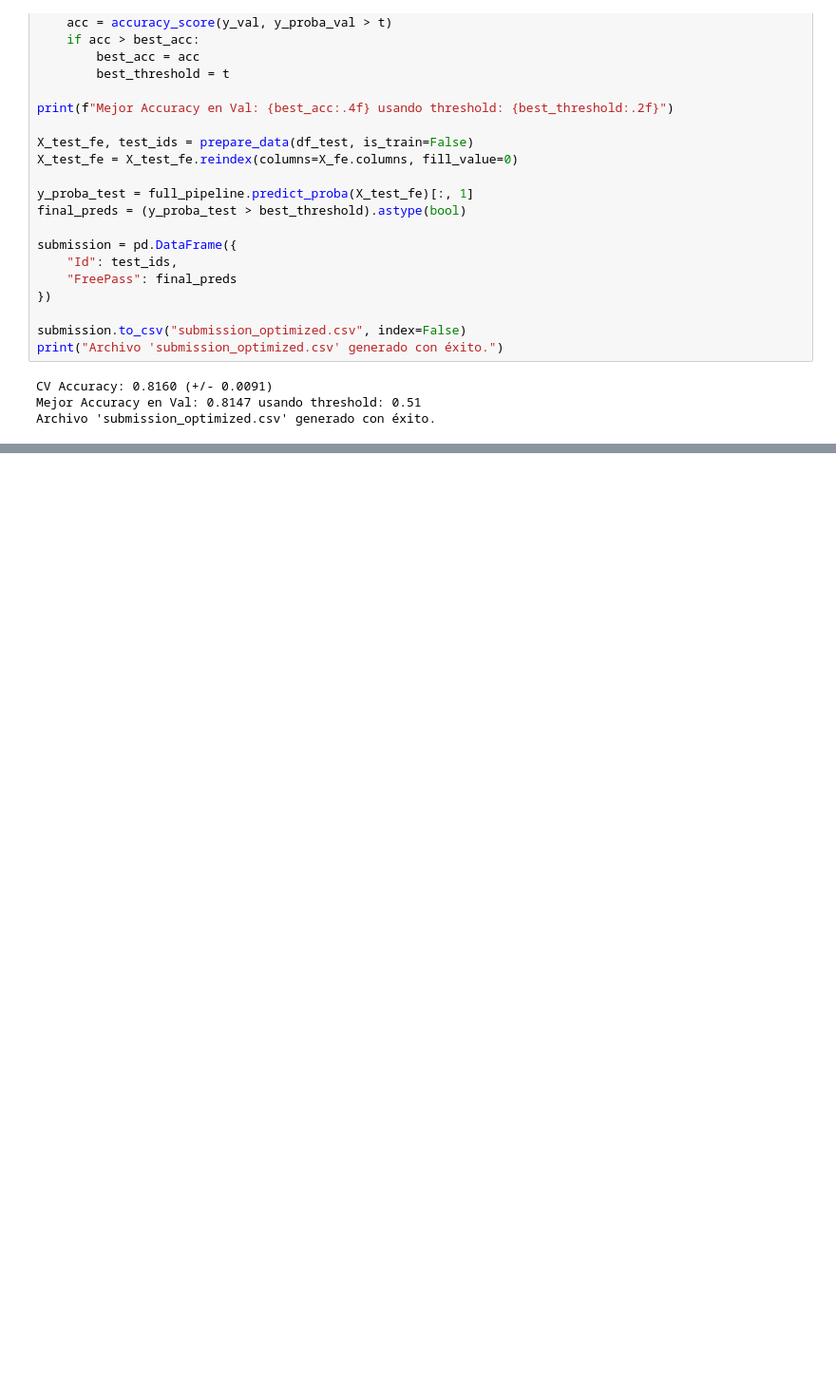
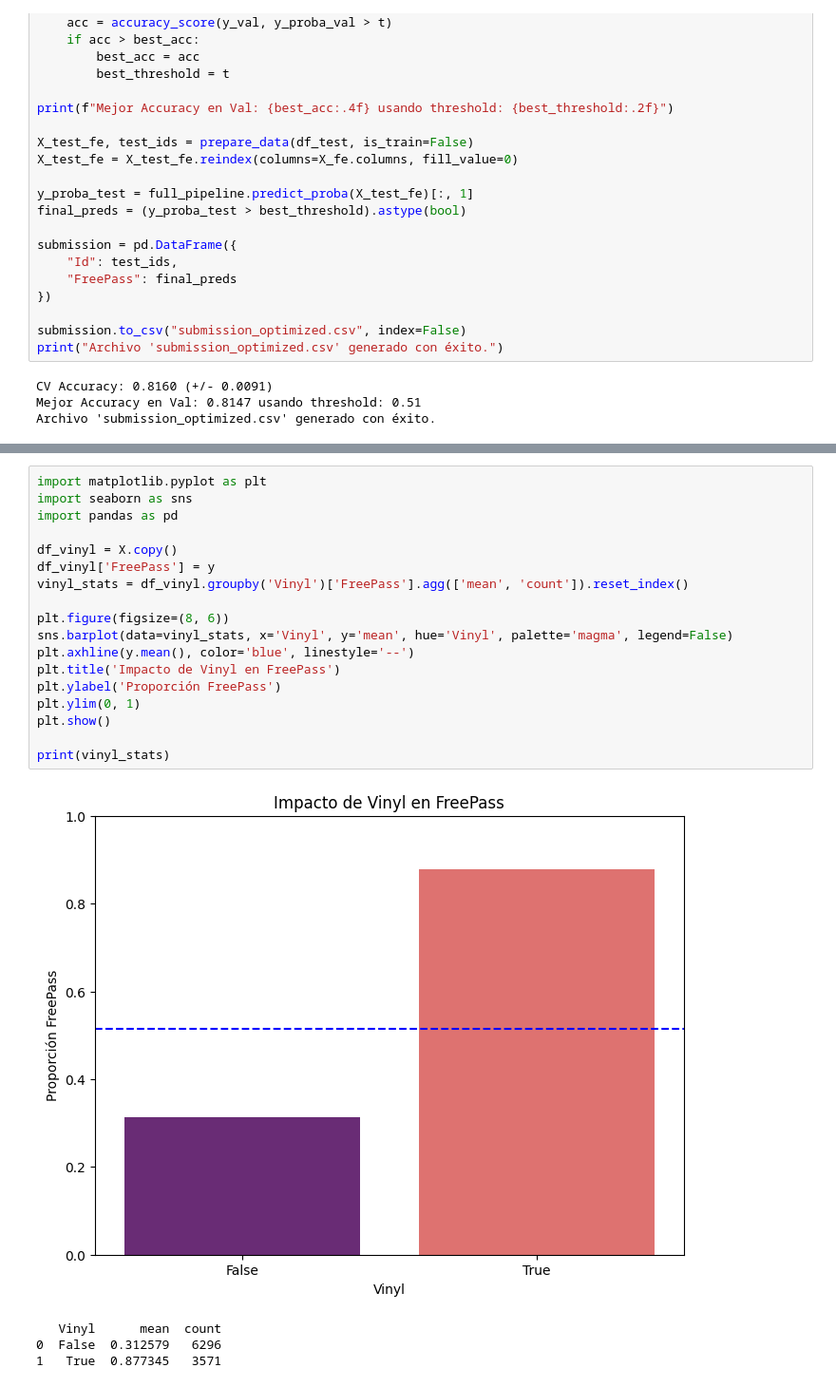
Before and after one commit to anacanoherranz/kagglada, a Jupyter notebook: notebook_anna.ipynb, the cells around one changed output, grey strips where cells are left out. Shown at 95% size. Cells and saved outputs as stored; diff of their text form; blank space fills up the shorter version.

```diff
--- a/notebook_anna.ipynb
+++ b/notebook_anna.ipynb
@@ -416,0 +934,23 @@ print("Guardado como 'submission_final.csv'")
+# %%
+import matplotlib.pyplot as plt
+import seaborn as sns
+import pandas as pd
+
+df_vinyl = X.copy()
+df_vinyl['FreePass'] = y
+vinyl_stats = df_vinyl.groupby('Vinyl')['FreePass'].agg(['mean', 'count']).reset_index()
+
+plt.figure(figsize=(8, 6))
+sns.barplot(data=vinyl_stats, x='Vinyl', y='mean', hue='Vinyl', palette='magma', legend=False)
+plt.axhline(y.mean(), color='blue', linestyle='--')
+plt.title('Impacto de Vinyl en FreePass')
+plt.ylabel('Proporción FreePass')
+plt.ylim(0, 1)
+plt.show()
+
+print(vinyl_stats)
+# %% [output]
+[figure, added]
+   Vinyl      mean  count
+0  False  0.312579   6296
+1   True  0.877345   3571
```
Also changed, not shown: parts of 9 cells of this notebook, 4 other files.
